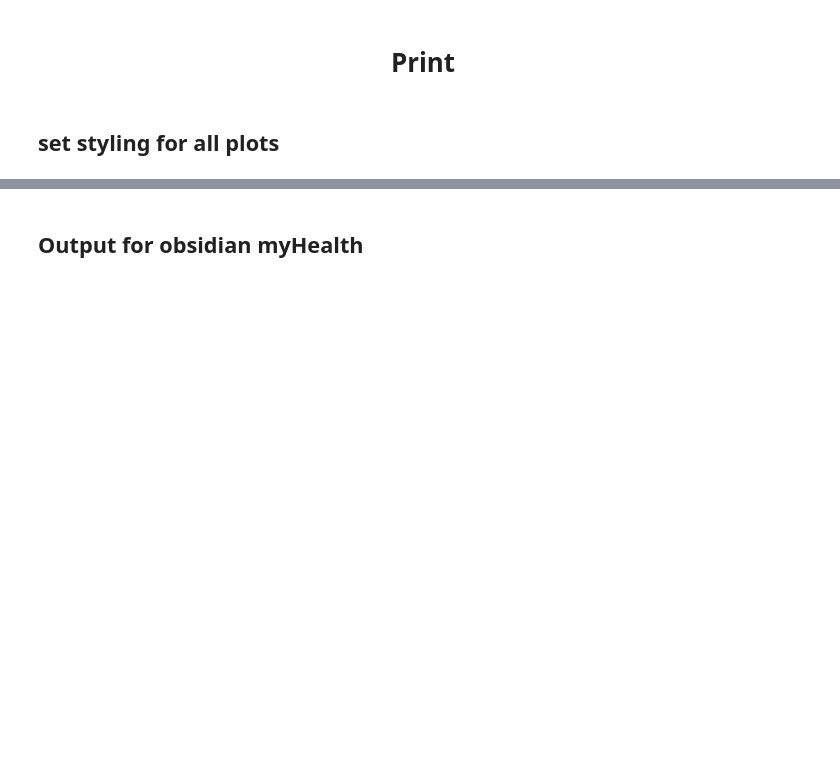
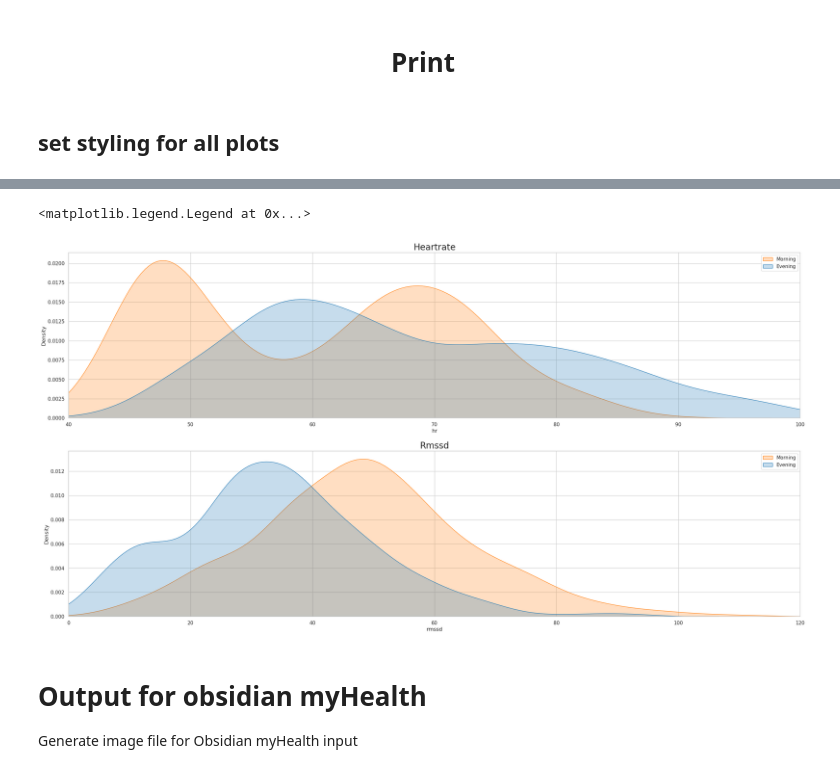
Before and after one commit to ChristianKoplenig/hrv_public, a Jupyter notebook: daily_hrv.ipynb, the cells around one changed output, grey strips where cells are left out. Cells and saved outputs as stored; diff of their text form; code cells hidden in the pictures; blank space fills up the shorter version.

```diff
--- a/daily_hrv.ipynb
+++ b/daily_hrv.ipynb
@@ -124,5 +208,28 @@ axes.set_title("Heartrate", fontsize=16)
+# %%
+fig, axes = plt.subplots(nrows=2, ncols=1, figsize=(30,15))
+sns.kdeplot(data=df,
+            x='hr',
+            hue=df['measurement'].str[:4],
+            fill=True,
+            ax=axes[0])
+axes[0].set_title('Heartrate', fontsize=20)
+axes[0].set_xlim(40, 100)
+axes[0].legend(labels = ['Morning', 'Evening'])
+
+sns.kdeplot(data=df,
+            x='rmssd',
+            hue=df['measurement'].str[:4],
+            fill=True,
+            ax=axes[1])
+axes[1].set_title('Rmssd', fontsize=20)
+axes[1].set_xlim(0, 120)
+axes[1].legend(labels = ['Morning', 'Evening'])
+# %% [output]
+<matplotlib.legend.Legend at 0x...>
+[figure, added]
 # %% [markdown]
-## Output for obsidian myHealth
+# Output for obsidian myHealth
+Generate image file for Obsidian myHealth input
 # %%
 import matplotlib.dates as mdates
 
```
Also changed, not shown: parts of 13 cells of this notebook, 2 other files.
